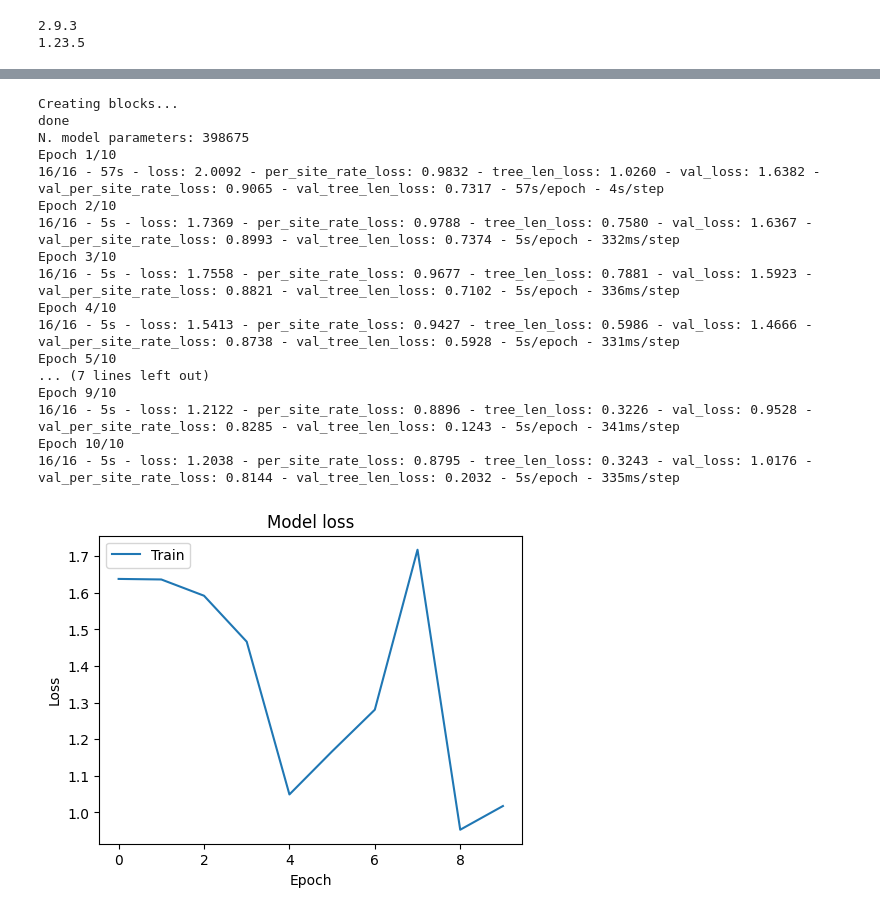
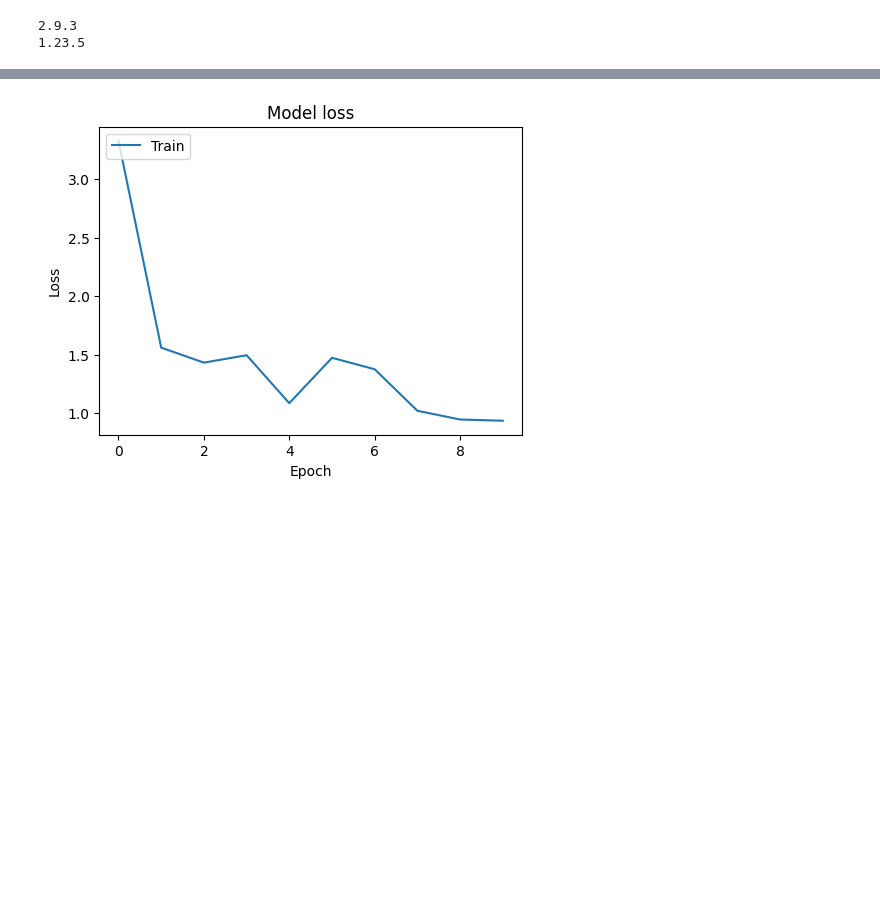
Before and after one commit to phyloRNN/phyloRNN, a Jupyter notebook: dev/sqlite_batching.ipynb, the cells around one changed output, grey strips where cells are left out. Cells and saved outputs as stored; diff of their text form; code cells hidden in the pictures; blank space fills up the shorter version.

Commit message:
Add raw code for batch training

```diff
--- a/dev/sqlite_batching.ipynb
+++ b/dev/sqlite_batching.ipynb
@@ -38,7 +39,7 @@ print(np.__version__)
 2.9.3
 1.23.5
 # %%
-def plot_training_history(history, show=True, save_path=None):
+def plot_training_history(datum, show=True, save_path=None):
 
     # Plot training & validation accuracy values
     plt.figure(figsize=(12, 4))
@@ -46,7 +47,7 @@ def plot_training_history(history, show=True, save_path=None):
 
     # Plot training & validation loss values
     plt.subplot(1, 2, 2)
-    plt.plot(history.history['val_loss'])
+    plt.plot(datum)
     plt.title('Model loss')
     plt.ylabel('Loss')
     plt.xlabel('Epoch')
@@ -100,8 +101,8 @@ def train(fn, sqlite, taxa, site):
 def simulate():
 
     sim = pn.simulator(
-                   n_taxa = 20,
-                   n_sites = 200,
+                   n_taxa = 50,
+                   n_sites = 1000,
                    n_eigen_features = 3,
                    min_rate = 0,  #
                    freq_uncorrelated_sites = 0.5,
@@ -120,18 +121,10 @@ def simulate():
 
         # training set
     sim.reset_prms(CPUs = 10,
-                   n_sims = 200,
-                   data_name = "training_data_taxa_20_sites200_2000",
+                   n_sims = 2000,
+                   data_name = "training_data_taxa_50_sites1000_20000",
                    base_seed = 1234)
     pn.simulate_parallel(sim, add_day_tag=False)
-
-    # test set
-    sim.reset_prms(CPUs = 10,
-                   n_sims = 10,
-                   data_name = "test_data_big",
-                   run_phyml = True,
-                   base_seed = 4321)
-    pn.simulate_parallel(sim, add_day_tag=False)
 # %%
 simulate()
 # %% [output]
@@ -185,5 +165,22 @@ total 29M
 -rw-rw-r-- 1 clement clement 3.2K Dec 20 11:13 Monitor.ipynb
 # %%
-history_db =train('../data/training_data_taxa_20_sites200_2000.db', True, 20,200)
-plot_training_history(history_db)
+%mprun
+training_file = os.path.join(os.getcwd(), '../data/training_data_taxa_20_sites200_2000.db')
+
+# load data
+%memit sim, dict_inputs, dict_outputs = pn.rnn_in_out_dictionaries_from_sim(training_file,log_rates=False,log_tree_len=True,output_list=['per_site_rate','tree_len'],include_tree_features=False,sqlite = True)
+
+# setup model architecture
+model_config = pn.rnn_config(n_sites=200, n_taxa=20) # default settings
+
+# build model
+model = pn.build_rnn_model(model_config, optimizer=pn.keras.optimizers.RMSprop(1e-3), print_summary=False)
+
+
+# training
+early_stop = pn.keras.callbacks.EarlyStopping(monitor="val_loss",patience=5, restore_best_weights=True)
+
+%memit history = model.fit(dict_inputs, dict_outputs,epochs=10,validation_split=0.2,verbose=2,callbacks=[early_stop],batch_size=100)
+
+plot_training_history(history)
 # %% [output]
@@ -200,18 +204 @@ To enable them in other operations, rebuild TensorFlow with the appropriate comp
-Creating blocks...
-done
-N. model parameters: 398675
-Epoch 1/10
-16/16 - 57s - loss: 2.0092 - per_site_rate_loss: 0.9832 - tree_len_loss: 1.0260 - val_loss: 1.6382 - val_per_site_rate_loss: 0.9065 - val_tree_len_loss: 0.7317 - 57s/epoch - 4s/step
-Epoch 2/10
-16/16 - 5s - loss: 1.7369 - per_site_rate_loss: 0.9788 - tree_len_loss: 0.7580 - val_loss: 1.6367 - val_per_site_rate_loss: 0.8993 - val_tree_len_loss: 0.7374 - 5s/epoch - 332ms/step
-Epoch 3/10
-16/16 - 5s - loss: 1.7558 - per_site_rate_loss: 0.9677 - tree_len_loss: 0.7881 - val_loss: 1.5923 - val_per_site_rate_loss: 0.8821 - val_tree_len_loss: 0.7102 - 5s/epoch - 336ms/step
-Epoch 4/10
-16/16 - 5s - loss: 1.5413 - per_site_rate_loss: 0.9427 - tree_len_loss: 0.5986 - val_loss: 1.4666 - val_per_site_rate_loss: 0.8738 - val_tree_len_loss: 0.5928 - 5s/epoch - 331ms/step
-Epoch 5/10
-... (7 lines left out)
-Epoch 9/10
-16/16 - 5s - loss: 1.2122 - per_site_rate_loss: 0.8896 - tree_len_loss: 0.3226 - val_loss: 0.9528 - val_per_site_rate_loss: 0.8285 - val_tree_len_loss: 0.1243 - 5s/epoch - 341ms/step
-Epoch 10/10
-16/16 - 5s - loss: 1.2038 - per_site_rate_loss: 0.8795 - tree_len_loss: 0.3243 - val_loss: 1.0176 - val_per_site_rate_loss: 0.8144 - val_tree_len_loss: 0.2032 - 5s/epoch - 335ms/step
-[figure, old version]
+[figure, new version]
```
Also changed, not shown: parts of 8 cells of this notebook, 2 other files.
